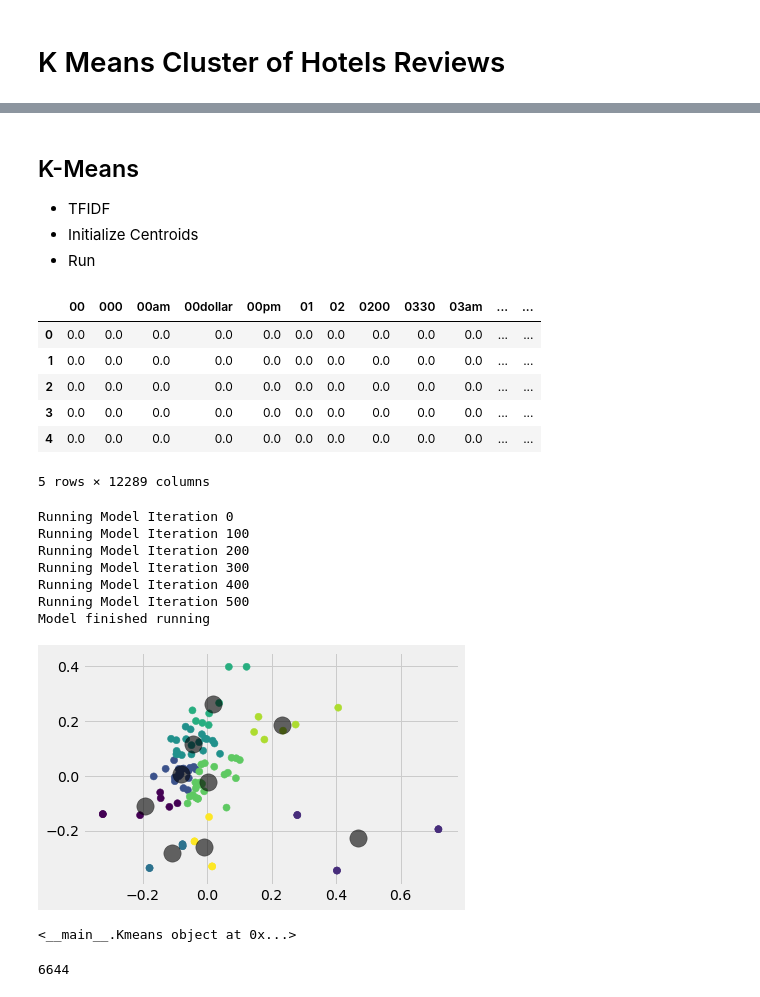
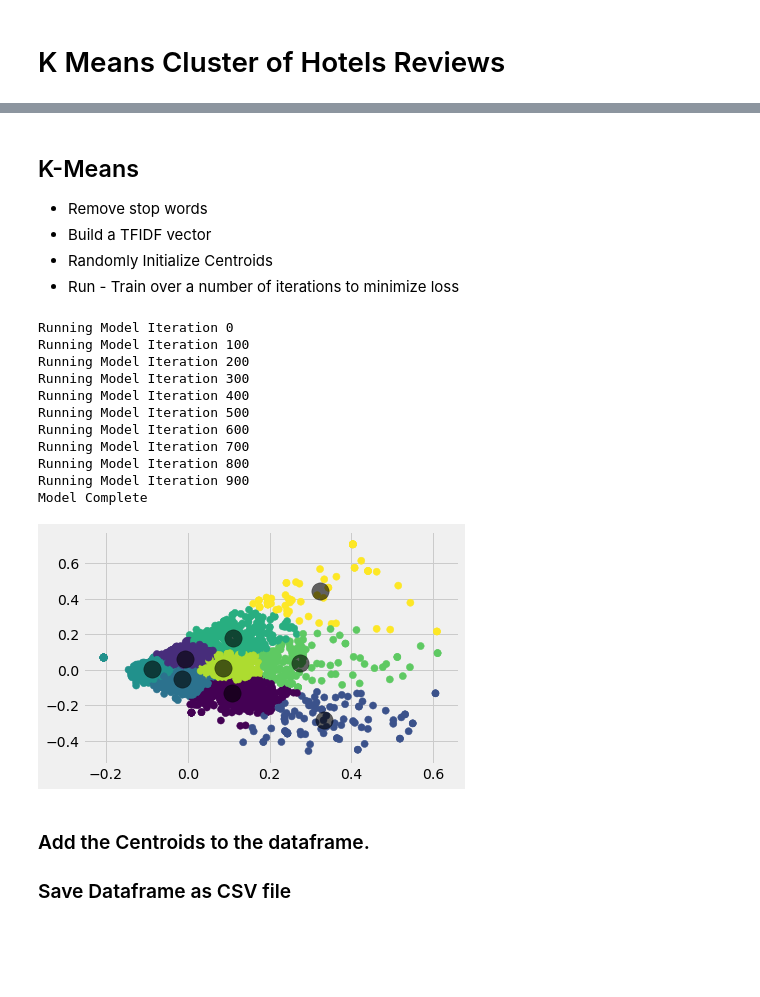
Before and after one commit to vkurpad/AI-skills, a Jupyter notebook: HotelReviews K-Means Cluster Corpus Enrichment.ipynb, the cells around one changed output, grey strips where cells are left out. Cells and saved outputs as stored; diff of their text form; code cells hidden in the pictures; blank space fills up the shorter version.

```diff
--- a/HotelReviews K-Means Cluster Corpus Enrichment.ipynb
+++ b/HotelReviews K-Means Cluster Corpus Enrichment.ipynb
@@ -27,7 +28,7 @@ import os, sys, email,re
 
 STORAGEACCOUNTNAME= 'knowstoredemo'
 STORAGEACCOUNTKEY= ''
-LOCALFILENAME= 'temp9999.json'
+LOCALFILENAME= 'temp.json'
 CONTAINERNAME= 'hotelreviews'
 cols_to_del  = ['metadata_storage_content_type', 'metadata_storage_size', 'metadata_storage_path', 'metadata_storage_content_md5',
              'metadata_storage_last_modified', 'latitude','longitude', 'reviews_date','reviews_dateAdded',
@@ -61,15 +62,14 @@ for blob in blob_names:
         frames = [big_df, df]
         big_df= pd.concat(frames, sort=False)
         count = count+ 1
-        if count % 100 == 0:
+        if count % 500 == 0:
 
             print("done in %0.3fs." % (time() - t0))
             print(f'Processing {count} documents' )
-            break
+
     except:
         print("Exception")
-        print(AzureSearch_DocumentKey)
-        print(df['pages'])
+
 
 print(f'Processed {count} documents' )
 print(big_df.columns)
@@ -107,8 +106,9 @@ array(['aHR0cHM6Ly9rbm93bGVkZ2VzdG9yZWRlbW8uYmxvYi5jb3JlLndpbmRvd3MubmV0L2hvdGVs
 # %% [markdown]
 ## K-Means
-  * TFIDF
-  * Initialize Centroids
-  * Run
+  * Remove stop words
+  * Build a TFIDF vector
+  * Randomly Initialize Centroids
+  * Run - Train over a number of iterations to minimize loss
 # %%
 from sklearn.feature_extraction.text import TfidfVectorizer
 data = big_df['reviews_text']
@@ -119,16 +119,6 @@ tf_idf_vectorizor = TfidfVectorizer(stop_words = 'english',#tokenizer = tokenize
 tf_idf = tf_idf_vectorizor.fit_transform(data)
 tf_idf_norm = normalize(tf_idf)
 tf_idf_array = tf_idf_norm.toarray()
-# %%
-pd.DataFrame(tf_idf_array, columns=tf_idf_vectorizor.get_feature_names()).head()
-# %% [output]
-|  | 00 | 000 | 00am | 00dollar | 00pm | 01 | 02 | 0200 | 0330 | 03am | ... | ... |
-| 0 | 0.0 | 0.0 | 0.0 | 0.0 | 0.0 | 0.0 | 0.0 | 0.0 | 0.0 | 0.0 | ... | ... |
-| 1 | 0.0 | 0.0 | 0.0 | 0.0 | 0.0 | 0.0 | 0.0 | 0.0 | 0.0 | 0.0 | ... | ... |
-| 2 | 0.0 | 0.0 | 0.0 | 0.0 | 0.0 | 0.0 | 0.0 | 0.0 | 0.0 | 0.0 | ... | ... |
-| 3 | 0.0 | 0.0 | 0.0 | 0.0 | 0.0 | 0.0 | 0.0 | 0.0 | 0.0 | 0.0 | ... | ... |
-| 4 | 0.0 | 0.0 | 0.0 | 0.0 | 0.0 | 0.0 | 0.0 | 0.0 | 0.0 | 0.0 | ... | ... |
-5 rows × 12289 columns
 # %%
 class Kmeans:
     """ K Means Clustering
@@ -260,30 +250,29 @@ class Kmeans:
 # %%
 sklearn_pca = PCA(n_components = 2)
 Y_sklearn = sklearn_pca.fit_transform(tf_idf_array)
-test_e = Kmeans(9, 1, 600)
+test_e = Kmeans(9, 1, 1000)
 fitted = test_e.fit_kmeans(Y_sklearn)
 predicted_values = test_e.predict(Y_sklearn)
 
 plt.scatter(Y_sklearn[:, 0], Y_sklearn[:, 1], c=predicted_values, s=50, cmap='viridis')
 
 centers = fitted.centroids
 plt.scatter(centers[:, 0], centers[:, 1],c='black', s=300, alpha=0.6);
 # %% [output]
 Running Model Iteration 0
 Running Model Iteration 100
 Running Model Iteration 200
 Running Model Iteration 300
 Running Model Iteration 400
 Running Model Iteration 500
-Model finished running
+Running Model Iteration 600
+Running Model Iteration 700
+Running Model Iteration 800
+Running Model Iteration 900
+Model Complete
-[figure, old version]
+[figure, new version]
-# %%
-print(fitted)
-# %% [output]
-<__main__.Kmeans object at 0x...>
-# %%
-len(predicted_values)
-# %% [output]
-6644
+# %% [markdown]
+### Add the Centroids to the dataframe.
+### Save Dataframe as CSV file
 # %%
 big_df['centroid'] = predicted_values
```
Also changed, not shown: parts of 8 cells of this notebook, 3 other files.
